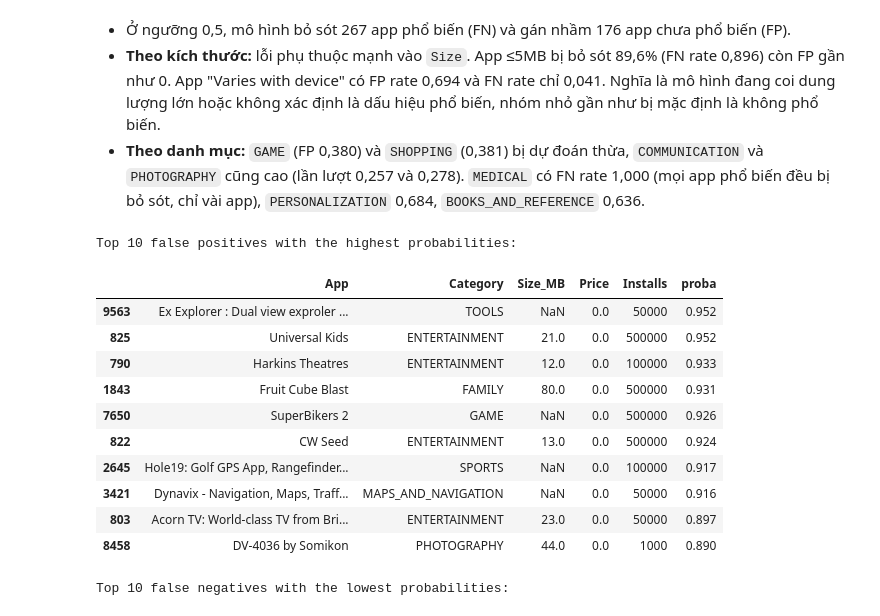
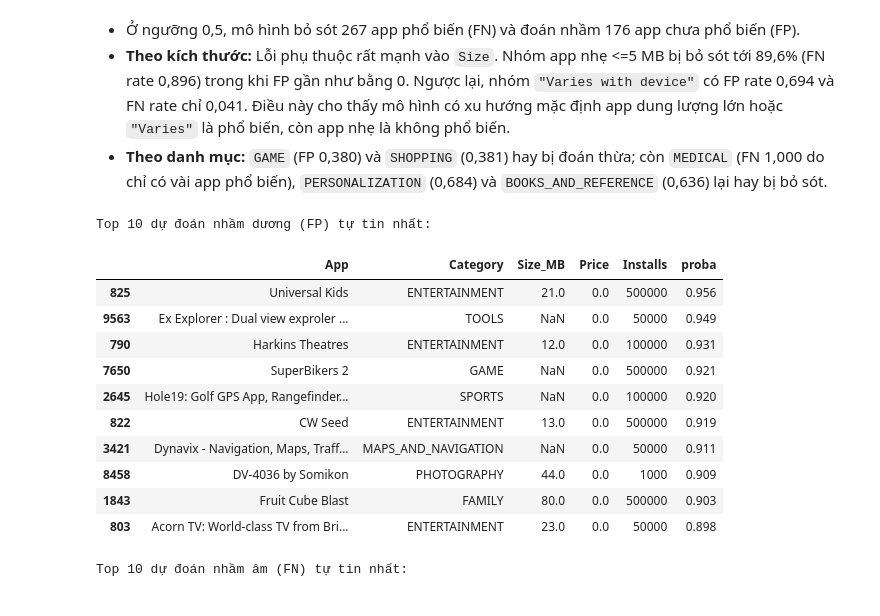
Before and after one commit to phtanh05/google-play-store-apps-analysis, a Jupyter notebook: notebooks/03_ml_question.ipynb, the cells around one changed output. Drawn from its saved outputs; the diff is of its cells as text; code cells hidden in the pictures.

```diff
--- a/notebooks/03_ml_question.ipynb
+++ b/notebooks/03_ml_question.ipynb
@@ -154,22 +129,13 @@ Nhiều dòng cùng một tên ứng dụng thuộc cùng một thực thể, n
 # %%
-# ---Chia theo tên ứng dụng để tránh trùng nhóm giữa hai tập---
-splitter = GroupShuffleSplit(
-    n_splits=1, test_size=0.2, random_state=42
-)
-for train_idx, test_idx in splitter.split(X, y, groups):
-    X_train = X.iloc[train_idx]
-    X_test = X.iloc[test_idx]
-    y_train = y.iloc[train_idx]
-    y_test = y.iloc[test_idx]
-    g_train = groups.iloc[train_idx]
-    g_test = groups.iloc[test_idx]
+splitter = GroupShuffleSplit(n_splits=1, test_size=0.2, random_state=42)
+train_idx, test_idx = next(splitter.split(X, y, groups))
 
-# ---Kiểm tra số dòng, số ứng dụng và tỷ lệ lớp---
+X_train, X_test = X.iloc[train_idx], X.iloc[test_idx]
+y_train, y_test = y.iloc[train_idx], y.iloc[test_idx]
+g_train, g_test = groups.iloc[train_idx], groups.iloc[test_idx]
+
 shared_names = set(g_train) & set(g_test)
-print(f"Train rows: {len(X_train):,}")
-print(f"Train app names: {g_train.nunique():,}")
-print(f"Test rows: {len(X_test):,}; app names: {g_test.nunique():,}")
-print(f"Shared app names: {len(shared_names)}")
-print(f"Positive class share in train: {y_train.mean():.3f}")
-print(f"Positive class share in test: {y_test.mean():.3f}")
+print(f"Tập train: {len(X_train):,} dòng ({g_train.nunique():,} tên app), tỷ lệ lớp 1 = {y_train.mean():.3f}")
+print(f"Tập test:  {len(X_test):,} dòng ({g_test.nunique():,} tên app), tỷ lệ lớp 1 = {y_test.mean():.3f}")
+print(f"Số tên app trùng giữa train và test: {len(shared_names)}")
 # %% [output]
@@ -441,33 +371,29 @@ Best model selected by train CV: HistGradientBoosting
 # %% [markdown]
-- Ở ngưỡng 0,5, mô hình bỏ sót 267 app phổ biến (FN) và gán nhầm 176 app chưa phổ biến (FP).
-- **Theo kích thước:** lỗi phụ thuộc mạnh vào `Size`. App ≤5MB bị bỏ sót 89,6% (FN rate 0,896) còn FP gần như 0. App "Varies with device" có FP rate 0,694 và FN rate chỉ 0,041. Nghĩa là mô hình đang coi dung lượng lớn hoặc không xác định là dấu hiệu phổ biến, nhóm nhỏ gần như bị mặc định là không phổ biến.
-- **Theo danh mục:** `GAME` (FP 0,380) và `SHOPPING` (0,381) bị dự đoán thừa, `COMMUNICATION` và `PHOTOGRAPHY` cũng cao (lần lượt 0,257 và 0,278). `MEDICAL` có FN rate 1,000 (mọi app phổ biến đều bị bỏ sót, chỉ vài app), `PERSONALIZATION` 0,684, `BOOKS_AND_REFERENCE` 0,636.
+- Ở ngưỡng 0,5, mô hình bỏ sót 267 app phổ biến (FN) và đoán nhầm 176 app chưa phổ biến (FP).
+- **Theo kích thước:** Lỗi phụ thuộc rất mạnh vào `Size`. Nhóm app nhẹ <=5 MB bị bỏ sót tới 89,6% (FN rate 0,896) trong khi FP gần như bằng 0. Ngược lại, nhóm `"Varies with device"` có FP rate 0,694 và FN rate chỉ 0,041. Điều này cho thấy mô hình có xu hướng mặc định app dung lượng lớn hoặc `"Varies"` là phổ biến, còn app nhẹ là không phổ biến.
+- **Theo danh mục:** `GAME` (FP 0,380) và `SHOPPING` (0,381) hay bị đoán thừa; còn `MEDICAL` (FN 1,000 do chỉ có vài app phổ biến), `PERSONALIZATION` (0,684) và `BOOKS_AND_REFERENCE` (0,636) lại hay bị bỏ sót.
 # %%
-# ---Xem các dự đoán sai có xác suất tự tin nhất---
 cols = ["App", "Category", "Size_MB", "Price", "Installs", "proba"]
-false_positives = err.loc[err["FP"]]
-false_negatives = err.loc[err["FN"]]
-false_positives = false_positives.sort_values(
-    "proba", ascending=False, kind="stable"
-)
-false_negatives = false_negatives.sort_values("proba", kind="stable")
+fp_top = err[err["FP"]].sort_values("proba", ascending=False, kind="stable")
+fn_top = err[err["FN"]].sort_values("proba", kind="stable")
 
-print("Top 10 false positives with the highest probabilities:")
-display(false_positives[cols].head(10).round(3))
-print("Top 10 false negatives with the lowest probabilities:")
-display(false_negatives[cols].head(10).round(3))
+print("Top 10 dự đoán nhầm dương (FP) tự tin nhất:")
+display(fp_top[cols].head(10).round(3))
+
+print("Top 10 dự đoán nhầm âm (FN) tự tin nhất:")
+display(fn_top[cols].head(10).round(3))
 # %% [output]
-Top 10 false positives with the highest probabilities:
+Top 10 dự đoán nhầm dương (FP) tự tin nhất:
 |  | App | Category | Size_MB | Price | Installs | proba |
-| 9563 | Ex Explorer : Dual view exproler ... | TOOLS | NaN | 0.0 | 50000 | 0.952 |
-| 825 | Universal Kids | ENTERTAINMENT | 21.0 | 0.0 | 500000 | 0.952 |
-| 790 | Harkins Theatres | ENTERTAINMENT | 12.0 | 0.0 | 100000 | 0.933 |
-| 1843 | Fruit Cube Blast | FAMILY | 80.0 | 0.0 | 500000 | 0.931 |
-| 7650 | SuperBikers 2 | GAME | NaN | 0.0 | 500000 | 0.926 |
-| 822 | CW Seed | ENTERTAINMENT | 13.0 | 0.0 | 500000 | 0.924 |
-| 2645 | Hole19: Golf GPS App, Rangefinder... | SPORTS | NaN | 0.0 | 100000 | 0.917 |
-| 3421 | Dynavix - Navigation, Maps, Traff... | MAPS_AND_NAVIGATION | NaN | 0.0 | 50000 | 0.916 |
-| 803 | Acorn TV: World-class TV from Bri... | ENTERTAINMENT | 23.0 | 0.0 | 50000 | 0.897 |
-| 8458 | DV-4036 by Somikon | PHOTOGRAPHY | 44.0 | 0.0 | 1000 | 0.890 |
+| 825 | Universal Kids | ENTERTAINMENT | 21.0 | 0.0 | 500000 | 0.956 |
+| 9563 | Ex Explorer : Dual view exproler ... | TOOLS | NaN | 0.0 | 50000 | 0.949 |
+| 790 | Harkins Theatres | ENTERTAINMENT | 12.0 | 0.0 | 100000 | 0.931 |
+| 7650 | SuperBikers 2 | GAME | NaN | 0.0 | 500000 | 0.921 |
+| 2645 | Hole19: Golf GPS App, Rangefinder... | SPORTS | NaN | 0.0 | 100000 | 0.920 |
+| 822 | CW Seed | ENTERTAINMENT | 13.0 | 0.0 | 500000 | 0.919 |
+| 3421 | Dynavix - Navigation, Maps, Traff... | MAPS_AND_NAVIGATION | NaN | 0.0 | 50000 | 0.911 |
+| 8458 | DV-4036 by Somikon | PHOTOGRAPHY | 44.0 | 0.0 | 1000 | 0.909 |
+| 1843 | Fruit Cube Blast | FAMILY | 80.0 | 0.0 | 500000 | 0.903 |
+| 803 | Acorn TV: World-class TV from Bri... | ENTERTAINMENT | 23.0 | 0.0 | 50000 | 0.898 |
-Top 10 false negatives with the lowest probabilities:
+Top 10 dự đoán nhầm âm (FN) tự tin nhất:
 |  | App | Category | Size_MB | Price | Installs | proba |
```
Also changed, not shown: parts of 25 cells of this notebook, 2 other files.
